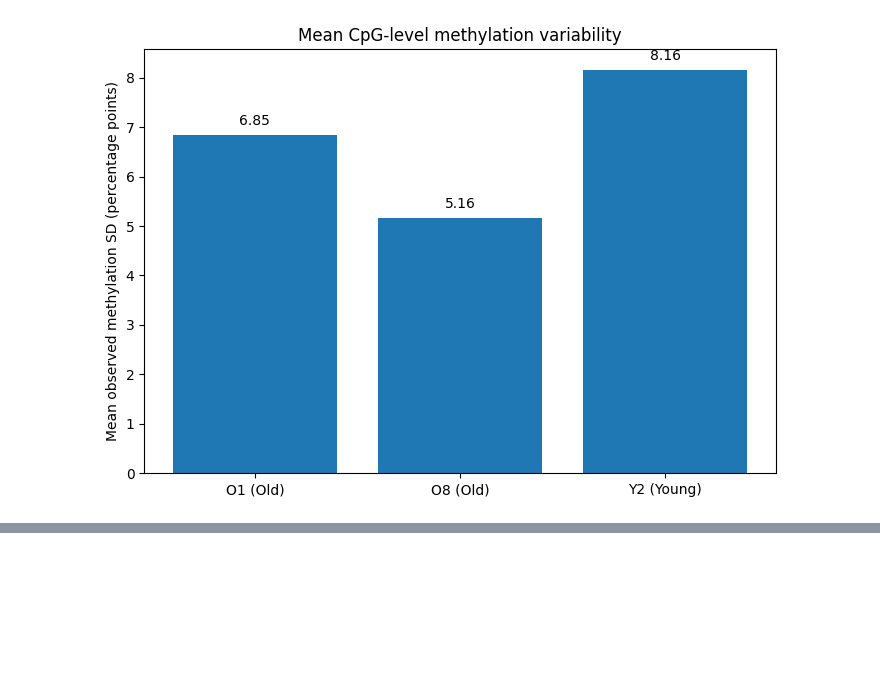
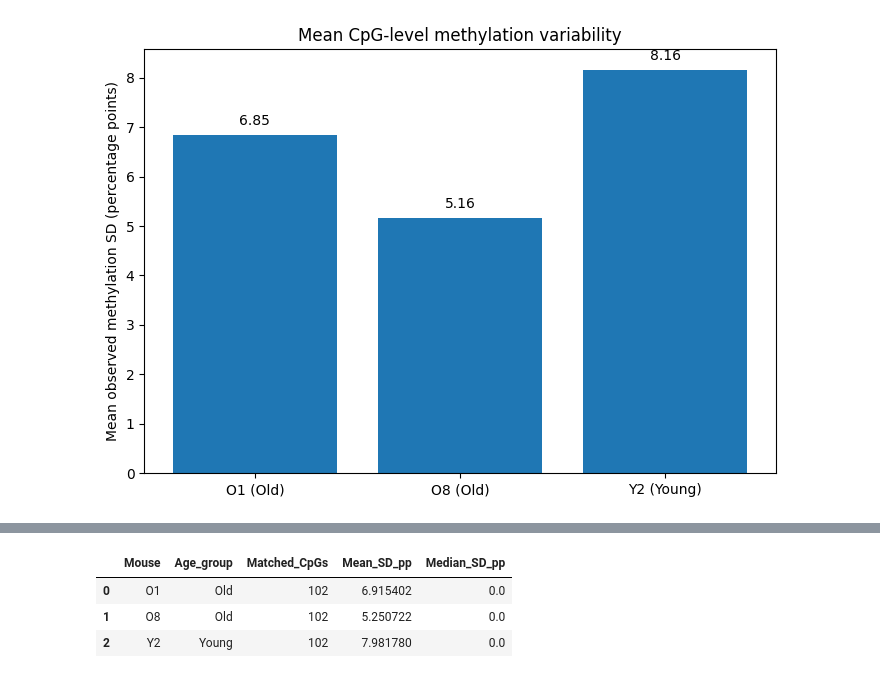
Before and after one commit to jennicamarylyngdoh-ux/sc-epigenetic-drift, a Jupyter notebook: sc_epigenetic_drift.ipynb, the cells around one changed output, grey strips where cells are left out. Drawn from its saved outputs; the diff is of its cells as text; code cells hidden in the pictures; blank space fills up the shorter version.

```diff
--- a/sc_epigenetic_drift.ipynb
+++ b/sc_epigenetic_drift.ipynb
@@ -2430,0 +3451,25 @@ plt.show()
+# %%
+import pandas as pd
+
+results_summary = pd.DataFrame({
+    "Mouse": ["O1", "O8", "Y2"],
+    "Age_group": ["Old", "Old", "Young"],
+    "Matched_CpGs": [102, 102, 102],
+    "Mean_SD_pp": [
+        o1_sd_102.mean(),
+        o8_sd_102.mean(),
+        y2_sd_102.mean()
+    ],
+    "Median_SD_pp": [
+        o1_sd_102.median(),
+        o8_sd_102.median(),
+        y2_sd_102.median()
+    ]
+})
+
+results_summary
+# %% [output]
+|  | Mouse | Age_group | Matched_CpGs | Mean_SD_pp | Median_SD_pp |
+| 0 | O1 | Old | 102 | 6.915402 | 0.0 |
+| 1 | O8 | Old | 102 | 5.250722 | 0.0 |
+| 2 | Y2 | Young | 102 | 7.981780 | 0.0 |
```
Also changed, not shown: parts of 49 cells of this notebook.
